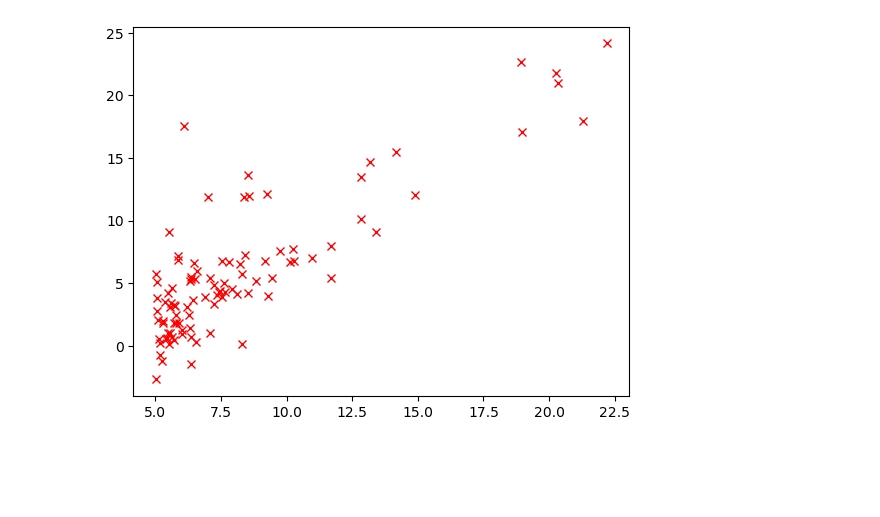
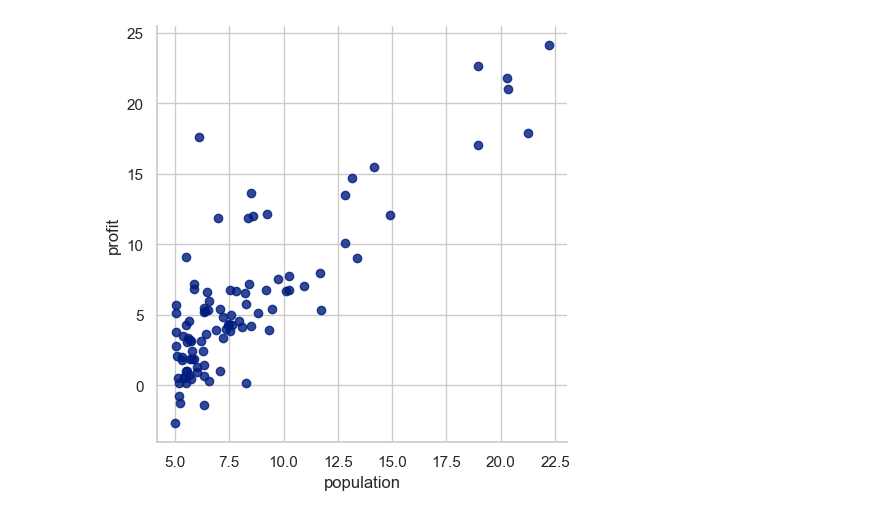
Before and after one commit to LXMsirius/ml-ipynb, a Jupyter notebook: 1.linear_regression/ex1.ipynb, the cells around one changed output. Drawn from its saved outputs; the diff is of its cells as text; code cells hidden in the pictures; blank space fills up the shorter version.

```diff
--- a/1.linear_regression/ex1.ipynb
+++ b/1.linear_regression/ex1.ipynb
@@ -2,13 +2,13 @@
 import pandas as pd
 import matplotlib.pyplot as plt
 import seaborn as sns
-sns.set_theme(context='notebook', style='white',palette='dark')
+sns.set_theme(context='notebook', style='whitegrid',palette='dark')
 import numpy as np
 # %%
 df = pd.read_csv('ex1data1.txt', names=['population', 'profit'])
 # %%
 # fig = plt.plot(df['population'], df['profit'], 'rx')
-sns.lmplot(x='polulation',y='profit', data=df)
+sns.lmplot(x='population',y='profit', data=df, fit_reg=False)
 plt.show()
 # %% [output]
-[figure, old version]
+[figure, new version]
```
Also changed, not shown: parts of 35 cells of this notebook, 1 other file.
